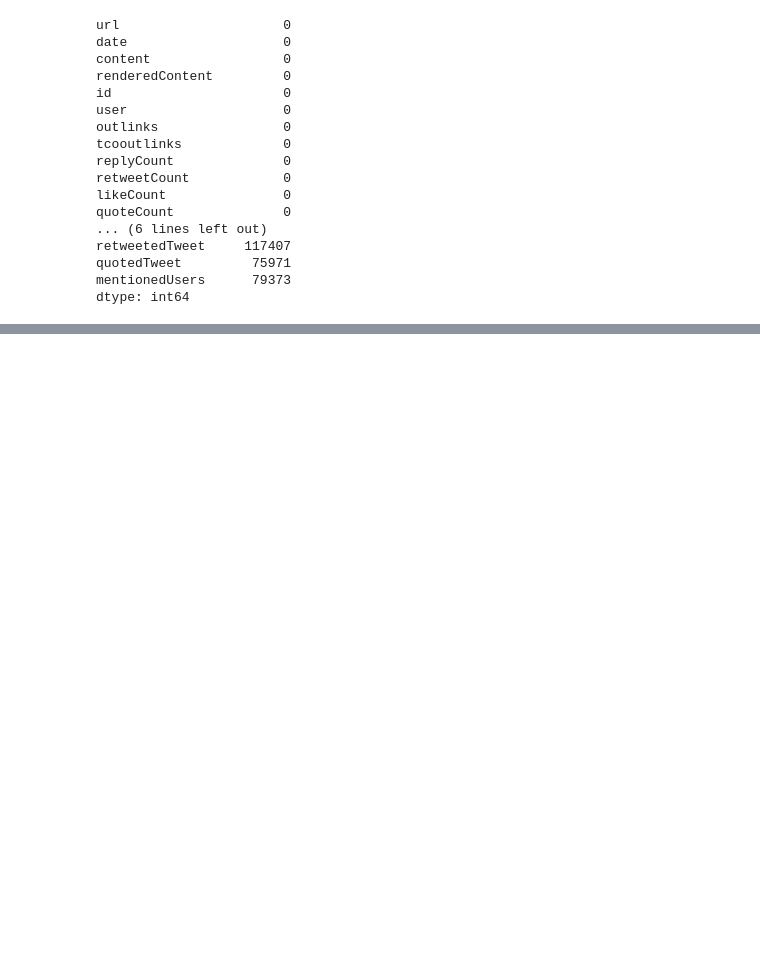
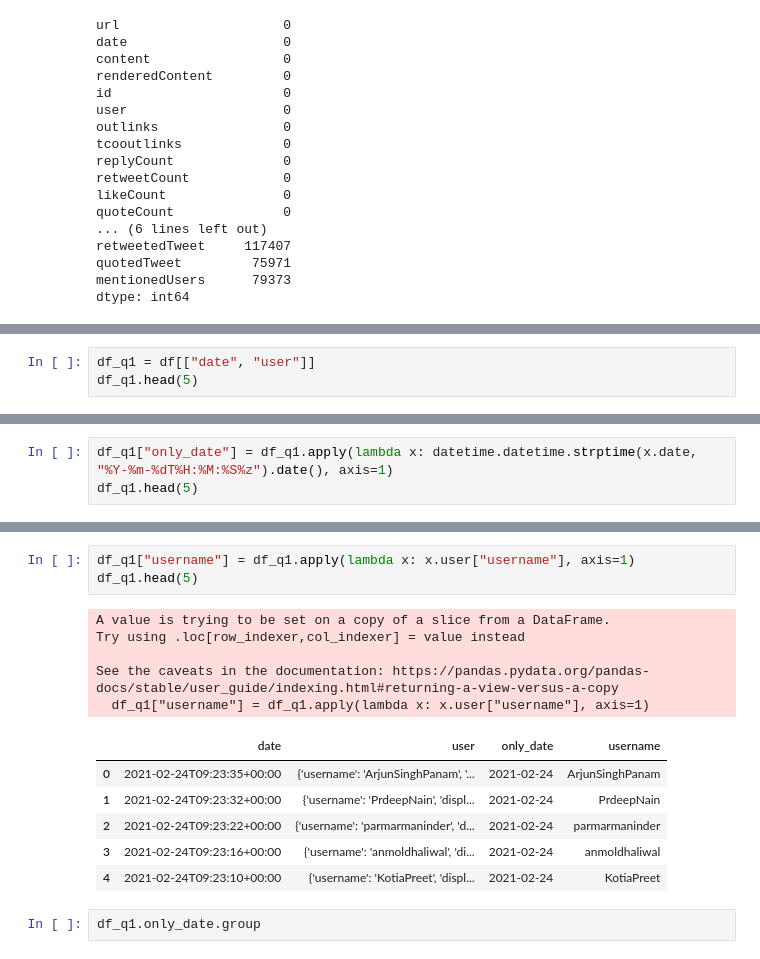
Before and after one commit to arthurkko/latam-challenge, a Jupyter notebook: src/challenge.ipynb, the cells around one changed output, grey strips where cells are left out. Drawn from its saved outputs; the diff is of its cells as text; blank space fills up the shorter version.

Commit message:
feat: create 'only_date' and 'username' columns

```diff
--- a/src/challenge.ipynb
+++ b/src/challenge.ipynb
@@ -111,0 +127,3 @@ We can see that `media`, `retweetedTweet`, `quotedTweet` and `mentionedUsers` ha
+# %%
+df_q1 = df[["date", "user"]]
+df_q1.head(5)
@@ -111,0 +141,3 @@ We can see that `media`, `retweetedTweet`, `quotedTweet` and `mentionedUsers` ha
+# %%
+df_q1["only_date"] = df_q1.apply(lambda x: datetime.datetime.strptime(x.date, "%Y-%m-%dT%H:%M:%S%z").date(), axis=1)
+df_q1.head(5)
@@ -111,0 +156,17 @@ We can see that `media`, `retweetedTweet`, `quotedTweet` and `mentionedUsers` ha
+# %%
+df_q1["username"] = df_q1.apply(lambda x: x.user["username"], axis=1)
+df_q1.head(5)
+# %% [output]
+A value is trying to be set on a copy of a slice from a DataFrame.
+Try using .loc[row_indexer,col_indexer] = value instead
+
+See the caveats in the documentation: https://pandas.pydata.org/pandas-docs/stable/user_guide/indexing.html#returning-a-view-versus-a-copy
+  df_q1["username"] = df_q1.apply(lambda x: x.user["username"], axis=1)
+|  | date | user | only_date | username |
+| 0 | 2021-02-24T09:23:35+00:00 | {'username': 'ArjunSinghPanam', '... | 2021-02-24 | ArjunSinghPanam |
+| 1 | 2021-02-24T09:23:32+00:00 | {'username': 'PrdeepNain', 'displ... | 2021-02-24 | PrdeepNain |
+| 2 | 2021-02-24T09:23:22+00:00 | {'username': 'parmarmaninder', 'd... | 2021-02-24 | parmarmaninder |
+| 3 | 2021-02-24T09:23:16+00:00 | {'username': 'anmoldhaliwal', 'di... | 2021-02-24 | anmoldhaliwal |
+| 4 | 2021-02-24T09:23:10+00:00 | {'username': 'KotiaPreet', 'displ... | 2021-02-24 | KotiaPreet |
+# %%
+df_q1.only_date.group
```
Also changed, not shown: parts of 8 cells of this notebook.
